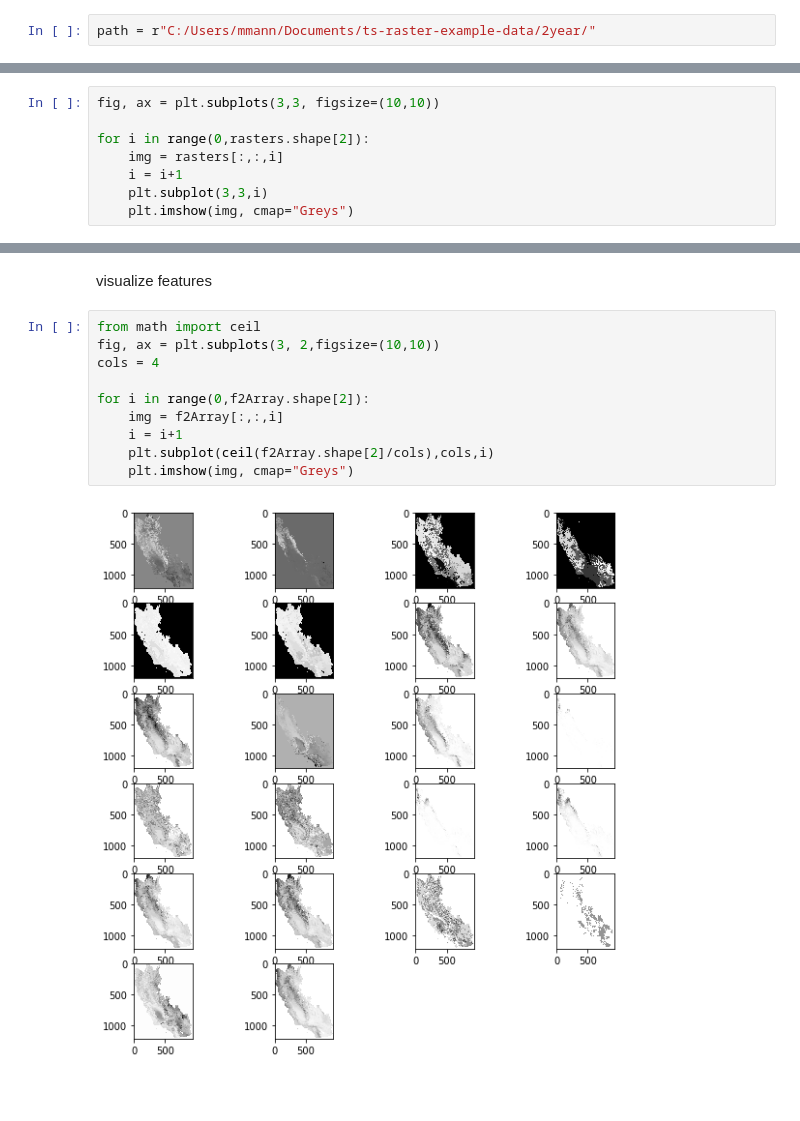
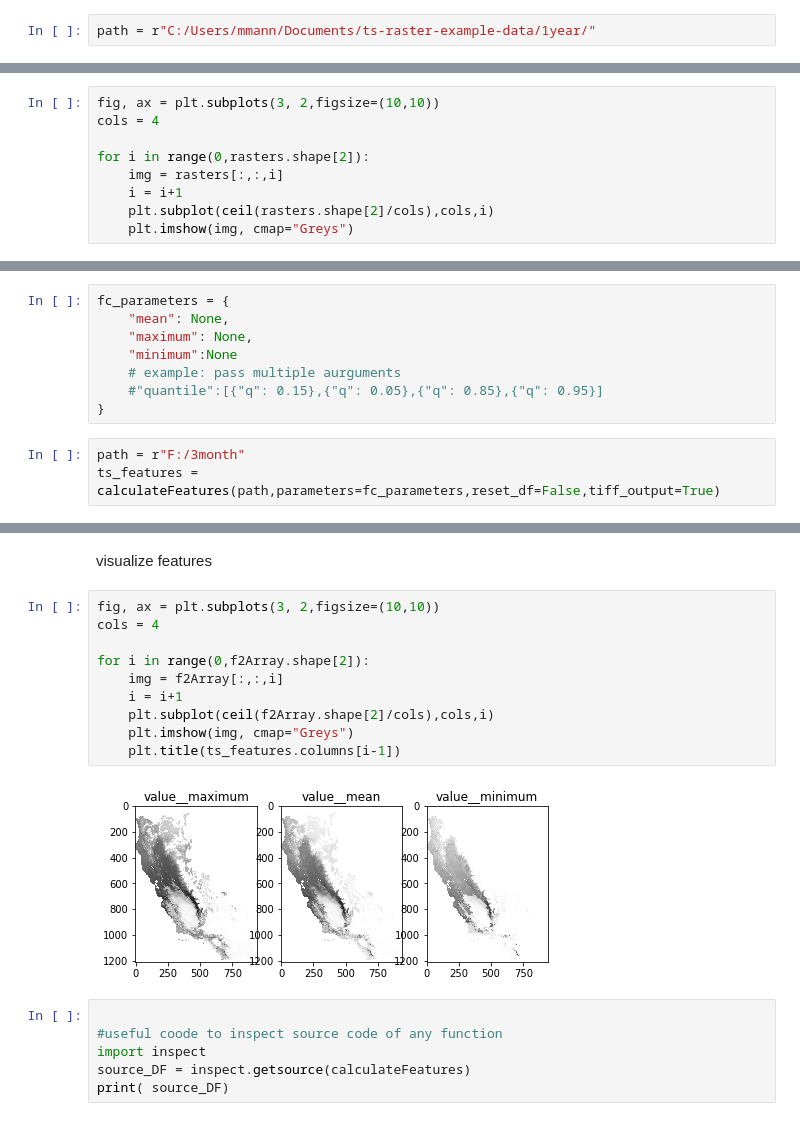
Before and after one commit to isaacWpark/wildfire_FRAP, a Jupyter notebook: Workflow/3-FeatureExtraction.ipynb, the cells around one changed output, grey strips where cells are left out. Cells and saved outputs as stored; diff of their text form; blank space fills up the shorter version.

```diff
--- a/Workflow/3-FeatureExtraction.ipynb
+++ b/Workflow/3-FeatureExtraction.ipynb
@@ -13,7 +15,7 @@ from tsraster.prep import sRead as tr
 # %% [markdown]
 connect to the data directory
 # %%
-path = r"C:/Users/mmann/Documents/ts-raster-example-data/2year/"
+path = r"C:/Users/mmann/Documents/ts-raster-example-data/1year/"
 # %% [markdown]
 the images in this directory are structured as:
     - temperature:
@@ -52,10 +77,11 @@ rasters.shape
 # %% [markdown]
 Visualize
 # %%
-fig, ax = plt.subplots(3,3, figsize=(10,10))
+fig, ax = plt.subplots(3, 2,figsize=(10,10))
+cols = 4
 
 for i in range(0,rasters.shape[2]):
     img = rasters[:,:,i]
     i = i+1
-    plt.subplot(3,3,i)
+    plt.subplot(ceil(rasters.shape[2]/cols),cols,i)
     plt.imshow(img, cmap="Greys")
@@ -146,0 +167,11 @@ C:\Users\mmann\Documents\ts-raster-example-data\2year\my_df.pkl
+# %%
+fc_parameters = {
+    "mean": None,
+    "maximum": None,
+    "minimum":None
+    # example: pass multiple aurguments
+    #"quantile":[{"q": 0.15},{"q": 0.05},{"q": 0.85},{"q": 0.95}]
+}
+# %%
+path = r"F:/3month"
+ts_features = calculateFeatures(path,parameters=fc_parameters,reset_df=False,tiff_output=True)
@@ -182,14 +215,20 @@ print(f2Array.shape)
 # %% [markdown]
 visualize features
 # %%
-from math import ceil
 fig, ax = plt.subplots(3, 2,figsize=(10,10))
 cols = 4
 
 for i in range(0,f2Array.shape[2]):
     img = f2Array[:,:,i]
     i = i+1
     plt.subplot(ceil(f2Array.shape[2]/cols),cols,i)
     plt.imshow(img, cmap="Greys")
+    plt.title(ts_features.columns[i-1])
 # %% [output]
-[figure, old version]
+[figure, new version]
+# %%
+
+#useful coode to inspect source code of any function
+import inspect
+source_DF = inspect.getsource(calculateFeatures)
+print( source_DF)
```
Also changed, not shown: parts of 17 cells of this notebook, 3 other files.
